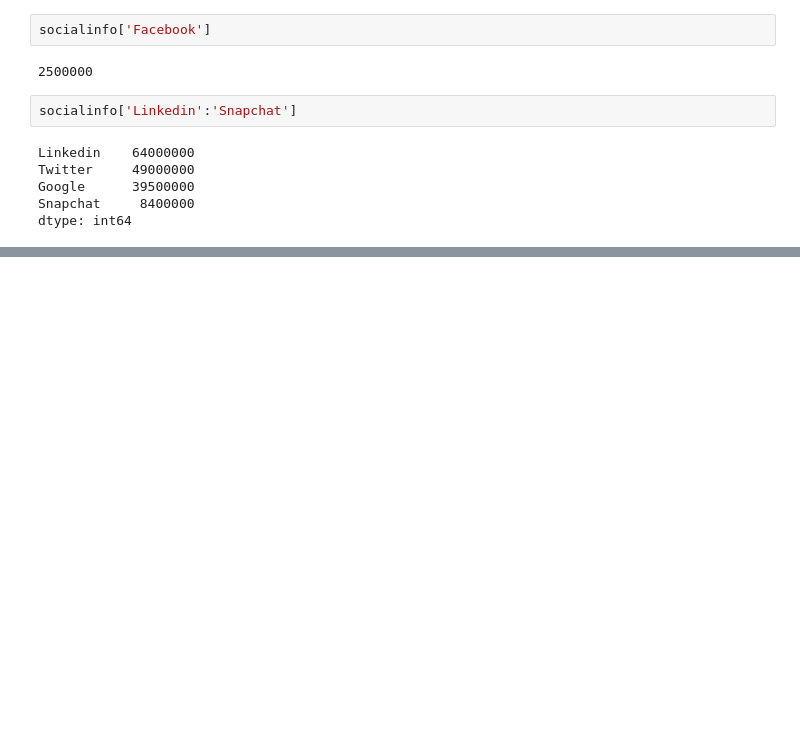
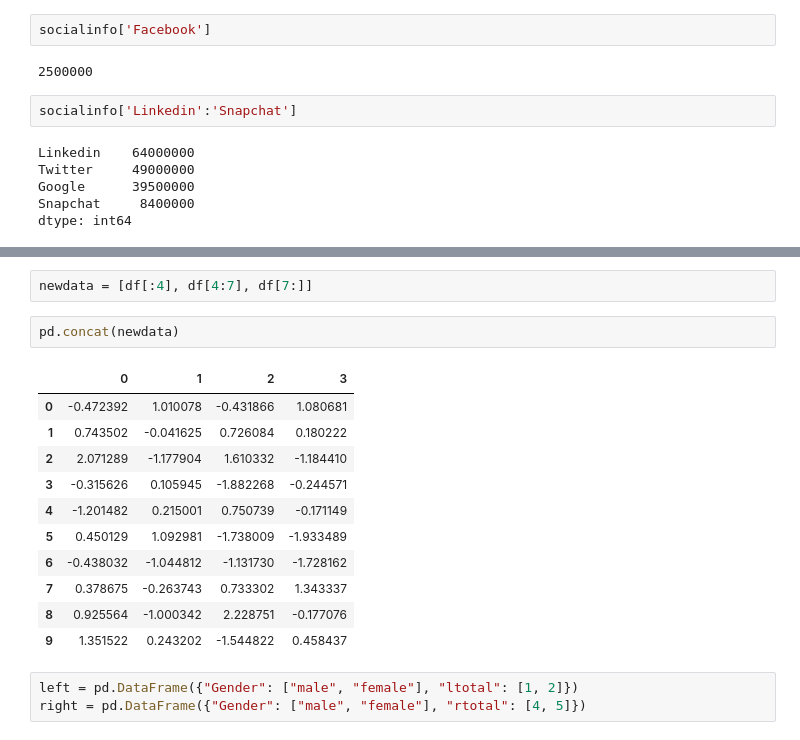
Before and after one commit to paulow540/100-days-of-coding-and-machine-learning-, a Jupyter notebook: Untitled.ipynb, the cells around one changed output, grey strips where cells are left out. Saved outputs shown, nothing was run; the diff lists cells and outputs as text; blank space fills up the shorter version.

```diff
--- a/Untitled.ipynb
+++ b/Untitled.ipynb
@@ -809,0 +949,19 @@ dtype: int64
+# %%
+newdata = [df[:4], df[4:7], df[7:]]
+# %%
+pd.concat(newdata)
+# %% [output]
+|  | 0 | 1 | 2 | 3 |
+| 0 | -0.472392 | 1.010078 | -0.431866 | 1.080681 |
+| 1 | 0.743502 | -0.041625 | 0.726084 | 0.180222 |
+| 2 | 2.071289 | -1.177904 | 1.610332 | -1.184410 |
+| 3 | -0.315626 | 0.105945 | -1.882268 | -0.244571 |
+| 4 | -1.201482 | 0.215001 | 0.750739 | -0.171149 |
+| 5 | 0.450129 | 1.092981 | -1.738009 | -1.933489 |
+| 6 | -0.438032 | -1.044812 | -1.131730 | -1.728162 |
+| 7 | 0.378675 | -0.263743 | 0.733302 | 1.343337 |
+| 8 | 0.925564 | -1.000342 | 2.228751 | -0.177076 |
+| 9 | 1.351522 | 0.243202 | -1.544822 | 0.458437 |
+# %%
+left = pd.DataFrame({"Gender": ["male", "female"], "ltotal": [1, 2]})
+right = pd.DataFrame({"Gender": ["male", "female"], "rtotal": [4, 5]})
```
Also changed, not shown: parts of 25 cells of this notebook.
